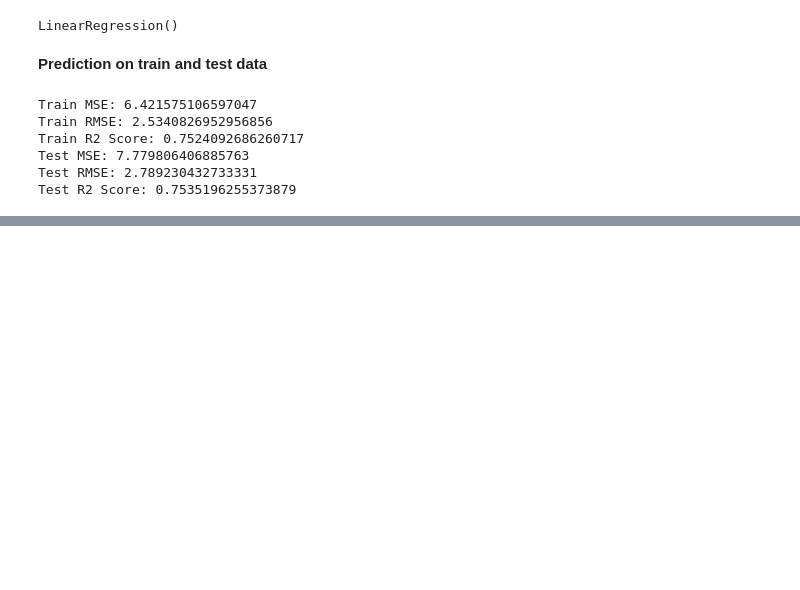
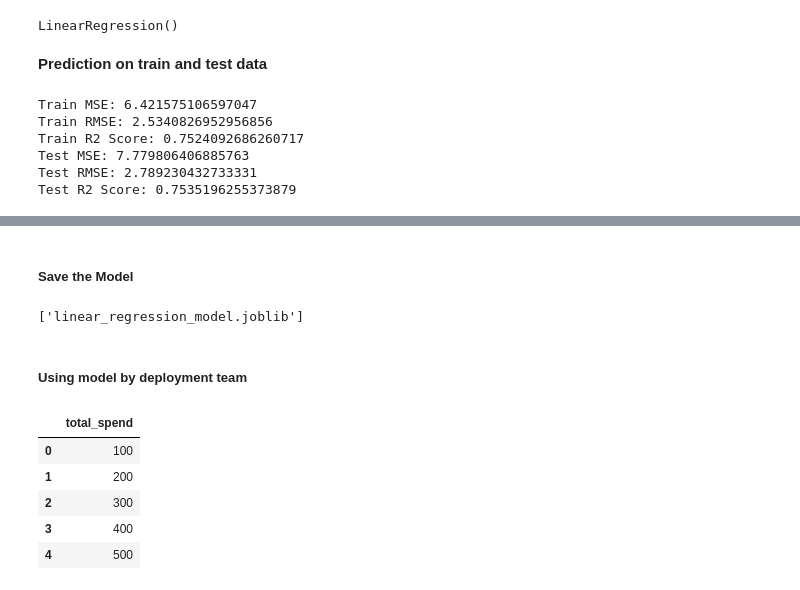
Before and after one commit to NRMT-MAIN/AI-ML-Learning, a Jupyter notebook: 4.ML/1.Simple-Linear-Regression.ipynb, the cells around one changed output, grey strips where cells are left out. Drawn from its saved outputs; the diff is of its cells as text; code cells hidden in the pictures; blank space fills up the shorter version.

```diff
--- a/4.ML/1.Simple-Linear-Regression.ipynb
+++ b/4.ML/1.Simple-Linear-Regression.ipynb
@@ -304,0 +674,21 @@ If we get problem we will move to Non Linear One
+# %% [markdown]
+##### Save the Model
+# %%
+from joblib import dump
+dump(nlr_model, 'linear_regression_model.joblib')
+# %% [output]
+['linear_regression_model.joblib']
+# %% [markdown]
+##### Using model by deployment team
+# %%
+import pandas as pd
+
+df = pd.DataFrame({'total_spend': [100, 200, 300, 400, 500]})
+df
+# %% [output]
+|  | total_spend |
+| 0 | 100 |
+| 1 | 200 |
+| 2 | 300 |
+| 3 | 400 |
+| 4 | 500 |
```
Also changed, not shown: parts of 24 cells of this notebook.
